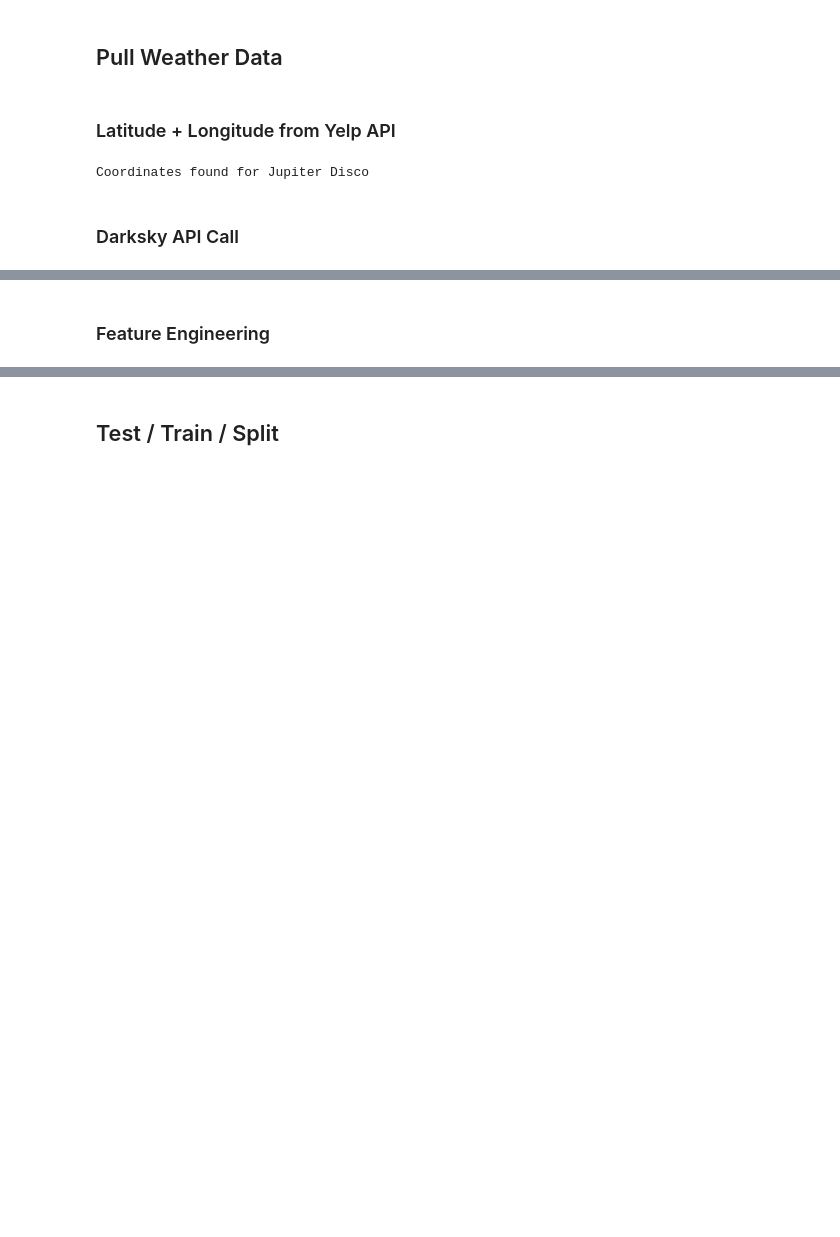
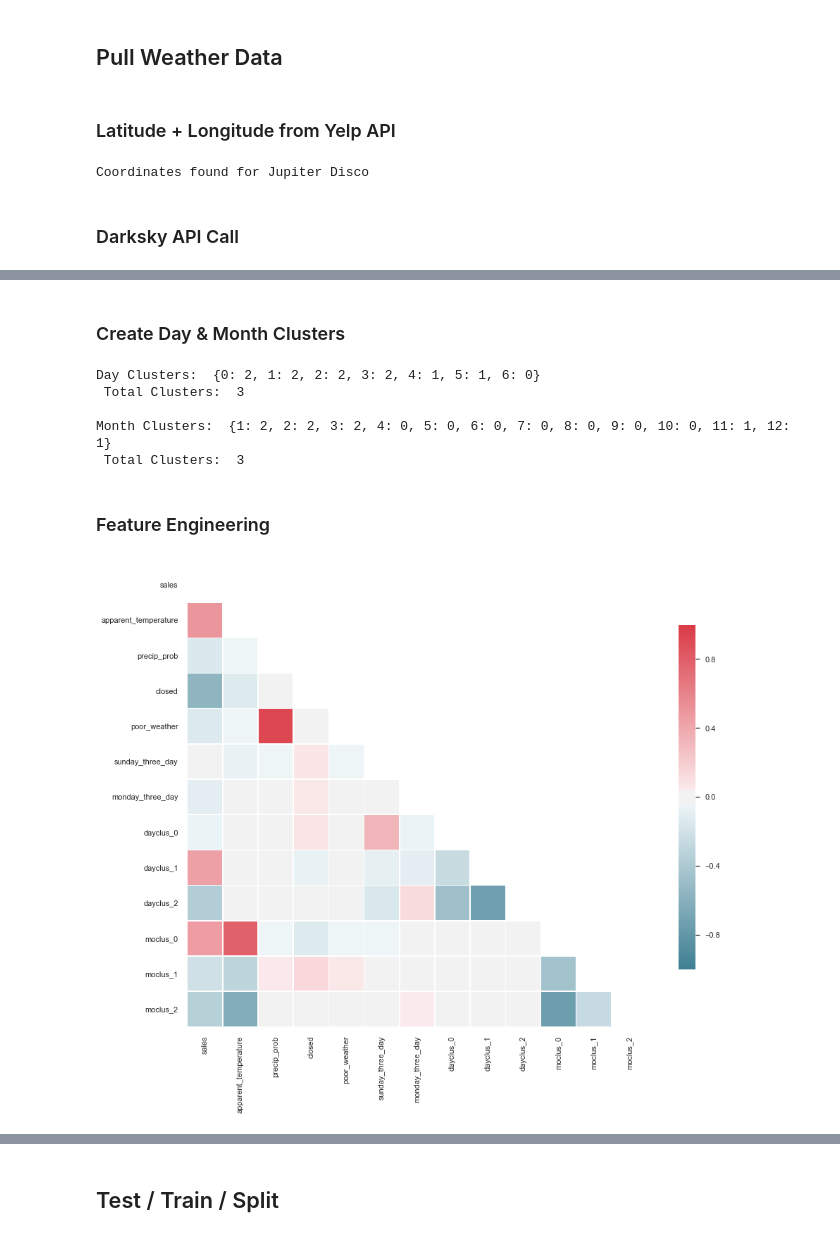
Before and after one commit to maks-p/restaurant_sales_forecasting, a Jupyter notebook: baseline_linear.ipynb, the cells around one changed output, grey strips where cells are left out. Saved outputs shown, nothing was run; the diff lists cells and outputs as text; code cells hidden in the pictures; blank space fills up the shorter version.

Commit message:
Added Clustering Function

```diff
--- a/baseline_linear.ipynb
+++ b/baseline_linear.ipynb
@@ -272,7 +290,11 @@ weather_df = build_weather_df(result);
 # %%
+# MERGE SALES DATAFRAME WITH WEATHER DATAFRAME
 def join_sales_weather(sales_df, weather_df):
 
     df = pd.merge(sales_df, weather_df, how='left', on='date')
+
     return df
 
-df = join_sales_weather(df, weather_df)
+df = join_sales_weather(df, weather_df_csv)
+
+dfx = df.copy(deep=True)
@@ -282,0 +377,2 @@ dfx = df.copy(deep=True)
+# %% [markdown]
+### Create Day & Month Clusters
@@ -283,3 +427,13 @@ dfx = df.copy(deep=True)
+# %%
+# Print Clusters
+print('Day Clusters: ', day_dict, '\n', 'Total Clusters: ', len(set(day_dict.values())), '\n')
+print('Month Clusters: ', month_dict, '\n', 'Total Clusters: ', len(set(month_dict.values())))
+# %% [output]
+Day Clusters:  {0: 2, 1: 2, 2: 2, 3: 2, 4: 1, 5: 1, 6: 0}
+ Total Clusters:  3
+
+Month Clusters:  {1: 2, 2: 2, 3: 2, 4: 0, 5: 0, 6: 0, 7: 0, 8: 0, 9: 0, 10: 0, 11: 1, 12: 1}
+ Total Clusters:  3
 # %% [markdown]
 ### Feature Engineering
 # %%
@@ -324,11 +468,11 @@ dfx = add_features(dfx)
 # %%
 def add_dummies(df):
 
-    daily_dummies = pd.get_dummies(df['day_of_week'], prefix='day')
-    monthly_dummies = pd.get_dummies(df['month'], prefix='mo')
+    daily_dummies = pd.get_dummies(df['day_cluster'], prefix='dayclus')
+    monthly_dummies = pd.get_dummies(df['mo_cluster'], prefix='moclus')
 
     df = pd.concat([df, daily_dummies, monthly_dummies], axis=1)
-    df = df.drop(['day_of_week', 'month'], axis=1)
+    df = df.drop(['day_of_week', 'day_cluster', 'month', 'mo_cluster'], axis=1)
 
     return df
 
@@ -355,3 +507,36 @@ def add_interactions(df):
         return df
 
 dfx = add_interactions(dfx)
+# %%
+# Feature Selection / Drop unnecessary or correlated columns
+cols_to_drop = ['temperature', 'moonphase']
+
+def feature_selection(df):
+
+    df = df.drop(cols_to_drop, axis=1)
+
+    return df
+
+dfx = feature_selection(dfx)
+# %%
+def corr_chart(df):
+
+    corr = dfx.corr()
+
+    mask = np.zeros_like(corr, dtype=np.bool)
+    mask[np.triu_indices_from(mask)] = True
+
+    # Set up the matplotlib figure
+    sns.set_style('whitegrid')
+    f, ax = plt.subplots(figsize=(16, 12))
+
+    # Generate a custom diverging colormap
+    cmap = sns.diverging_palette(220, 10, as_cmap=True)
+
+    # Draw the heatmap with the mask and correct aspect ratio
+    sns.heatmap(corr, mask=mask, cmap=cmap, vmax=1, vmin=-1, center=0,
+                square=True, linewidths=.5, cbar_kws={"shrink": .75});
+
+corr_chart(dfx)
+# %% [output]
+[figure, added]
```
Also changed, not shown: parts of 47 cells of this notebook, 3 other files.
